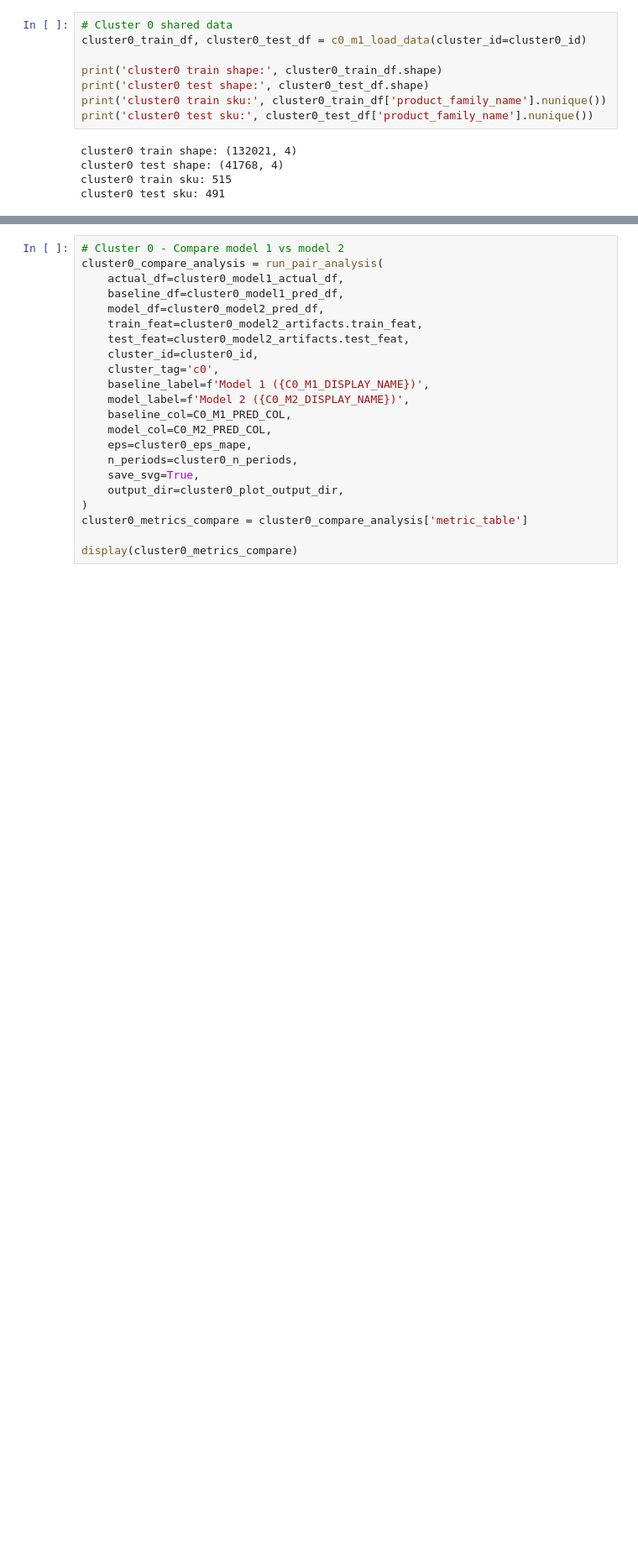
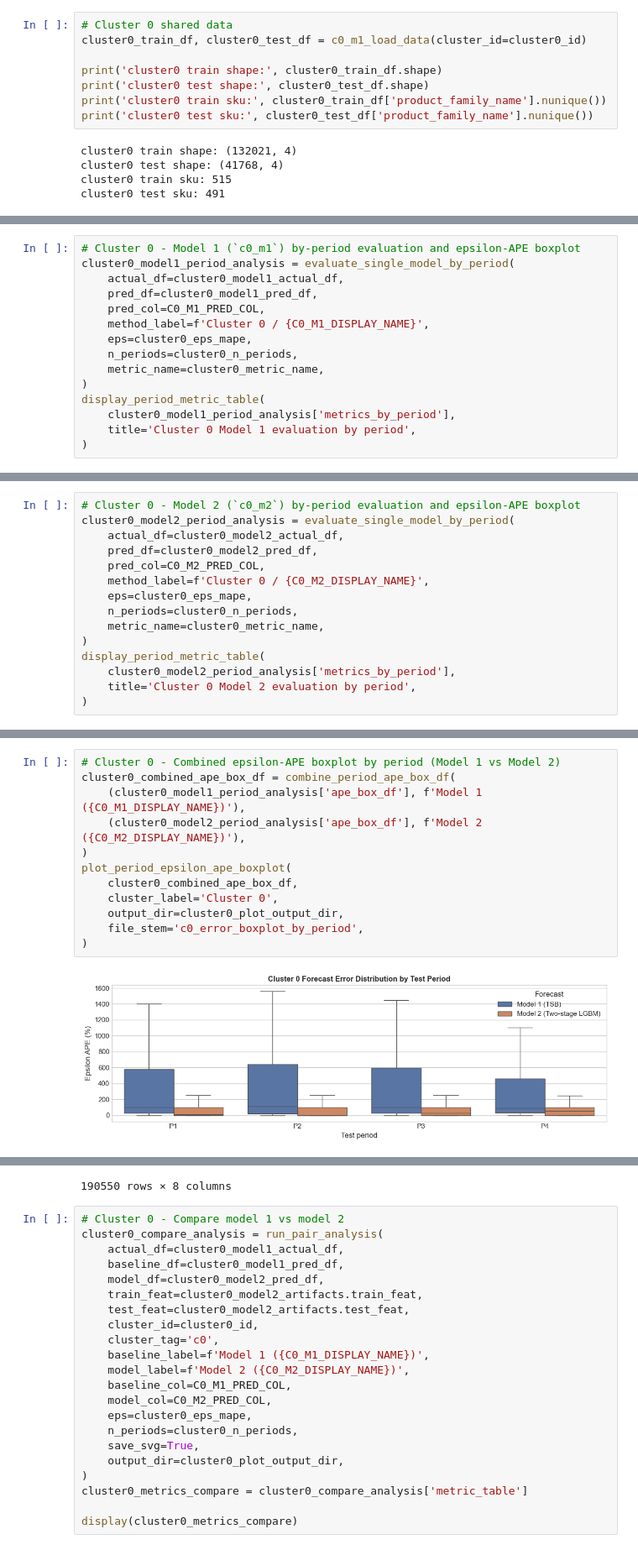
Before and after one commit to CserYe03na/Online_Retail_Forecasting, a Jupyter notebook: forecasting_0&2.ipynb, the cells around one changed output, grey strips where cells are left out. Shown at 84% size. Cells and saved outputs as stored; diff of their text form; blank space fills up the shorter version.

Commit message:
add box plot for c0&c2

```diff
--- a/forecasting_0&2.ipynb
+++ b/forecasting_0&2.ipynb
@@ -366,3 +450,18 @@ display_metric_table(cluster0_model1_metric_table, title='Cluster 0 Model 1 eval
 Cluster 0 Model 1 evaluation
 |  | method | method_display | wmape_pct | epsilon_mape_pct | non_zero_mape_pct | cap_mape_0_100 | tail_ape_p90 | ... |
 | 0 | Cluster 0 / TSB | Cluster 0 / TSB | 113.36437 | 672.387858 | 145.514568 | 67.456974 | 1524.180544 | ... |
+# %%
+# Cluster 0 - Model 1 (`c0_m1`) by-period evaluation and epsilon-APE boxplot
+cluster0_model1_period_analysis = evaluate_single_model_by_period(
+    actual_df=cluster0_model1_actual_df,
+    pred_df=cluster0_model1_pred_df,
+    pred_col=C0_M1_PRED_COL,
+    method_label=f'Cluster 0 / {C0_M1_DISPLAY_NAME}',
+    eps=cluster0_eps_mape,
+    n_periods=cluster0_n_periods,
+    metric_name=cluster0_metric_name,
+)
+display_period_metric_table(
+    cluster0_model1_period_analysis['metrics_by_period'],
+    title='Cluster 0 Model 1 evaluation by period',
+)
@@ -417,3 +523,18 @@ display_metric_table(cluster0_model2_metric_table, title='Cluster 0 Model 2 eval
 Cluster 0 Model 2 evaluation
 |  | method | method_display | wmape_pct | epsilon_mape_pct | non_zero_mape_pct | cap_mape_0_100 | tail_ape_p90 | ... |
 | 0 | Cluster 0 / Two-stage LGBM | Cluster 0 / Two-stage LGBM | 94.889 | 340.670087 | 155.938114 | 44.863601 | 894.950091 | ... |
+# %%
+# Cluster 0 - Model 2 (`c0_m2`) by-period evaluation and epsilon-APE boxplot
+cluster0_model2_period_analysis = evaluate_single_model_by_period(
+    actual_df=cluster0_model2_actual_df,
+    pred_df=cluster0_model2_pred_df,
+    pred_col=C0_M2_PRED_COL,
+    method_label=f'Cluster 0 / {C0_M2_DISPLAY_NAME}',
+    eps=cluster0_eps_mape,
+    n_periods=cluster0_n_periods,
+    metric_name=cluster0_metric_name,
+)
+display_period_metric_table(
+    cluster0_model2_period_analysis['metrics_by_period'],
+    title='Cluster 0 Model 2 evaluation by period',
+)
@@ -419,0 +548,14 @@ Cluster 0 Model 2 evaluation
+# %%
+# Cluster 0 - Combined epsilon-APE boxplot by period (Model 1 vs Model 2)
+cluster0_combined_ape_box_df = combine_period_ape_box_df(
+    (cluster0_model1_period_analysis['ape_box_df'], f'Model 1 ({C0_M1_DISPLAY_NAME})'),
+    (cluster0_model2_period_analysis['ape_box_df'], f'Model 2 ({C0_M2_DISPLAY_NAME})'),
+)
+plot_period_epsilon_ape_boxplot(
+    cluster0_combined_ape_box_df,
+    cluster_label='Cluster 0',
+    output_dir=cluster0_plot_output_dir,
+    file_stem='c0_error_boxplot_by_period',
+)
+# %% [output]
+[figure, added]
@@ -420,3 +574,4 @@ Cluster 0 Model 2 evaluation
+190550 rows × 8 columns
 # %%
 # Cluster 0 - Compare model 1 vs model 2
 cluster0_compare_analysis = run_pair_analysis(
```
Also changed, not shown: parts of 9 cells of this notebook, 18 other files.
